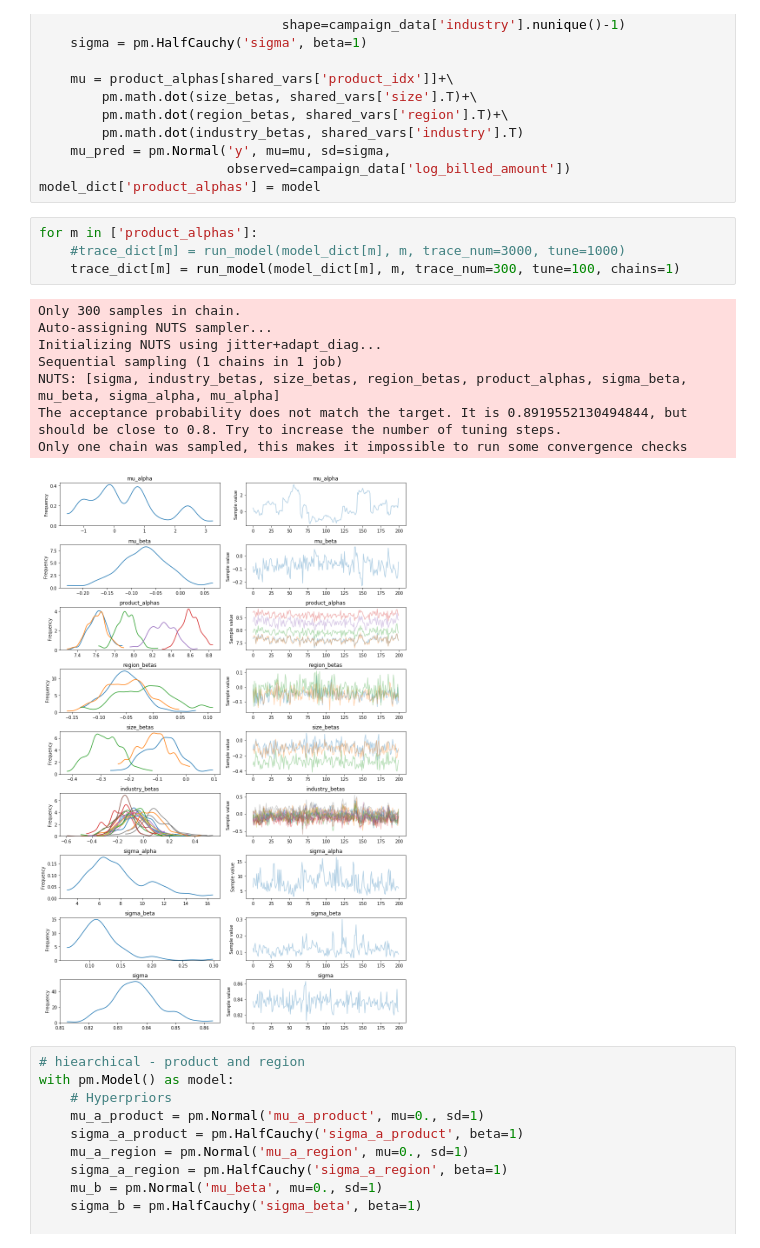
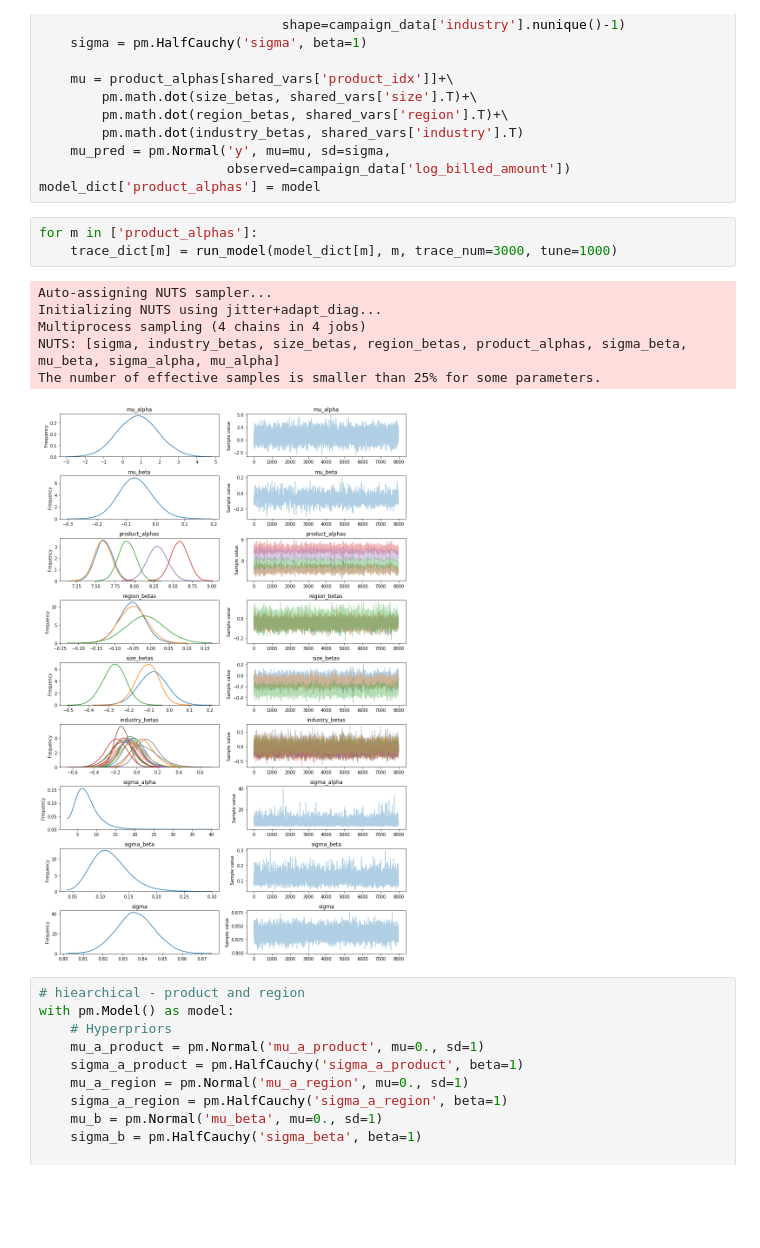
Before and after one commit to moocarme/pydata_2018, a Jupyter notebook: bayes_spend_tutorial.ipynb, the cells around one changed output. Saved outputs shown, nothing was run; the diff lists cells and outputs as text; blank space fills up the shorter version.

```diff
--- a/bayes_spend_tutorial.ipynb
+++ b/bayes_spend_tutorial.ipynb
@@ -158,17 +158,14 @@ with pm.Model() as model:
 model_dict['product_alphas'] = model
 # %%
 for m in ['product_alphas']:
-    #trace_dict[m] = run_model(model_dict[m], m, trace_num=3000, tune=1000)
-    trace_dict[m] = run_model(model_dict[m], m, trace_num=300, tune=100, chains=1)
+    trace_dict[m] = run_model(model_dict[m], m, trace_num=3000, tune=1000)
 # %% [output]
-Only 300 samples in chain.
 Auto-assigning NUTS sampler...
 Initializing NUTS using jitter+adapt_diag...
-Sequential sampling (1 chains in 1 job)
+Multiprocess sampling (4 chains in 4 jobs)
 NUTS: [sigma, industry_betas, size_betas, region_betas, product_alphas, sigma_beta, mu_beta, sigma_alpha, mu_alpha]
-The acceptance probability does not match the target. It is 0.8919552130494844, but should be close to 0.8. Try to increase the number of tuning steps.
-Only one chain was sampled, this makes it impossible to run some convergence checks
+The number of effective samples is smaller than 25% for some parameters.
-[figure, old version]
+[figure, new version]
 # %%
 # hiearchical - product and region
 with pm.Model() as model:
```
Also changed, not shown: parts of 11 cells of this notebook, 1 other file.
